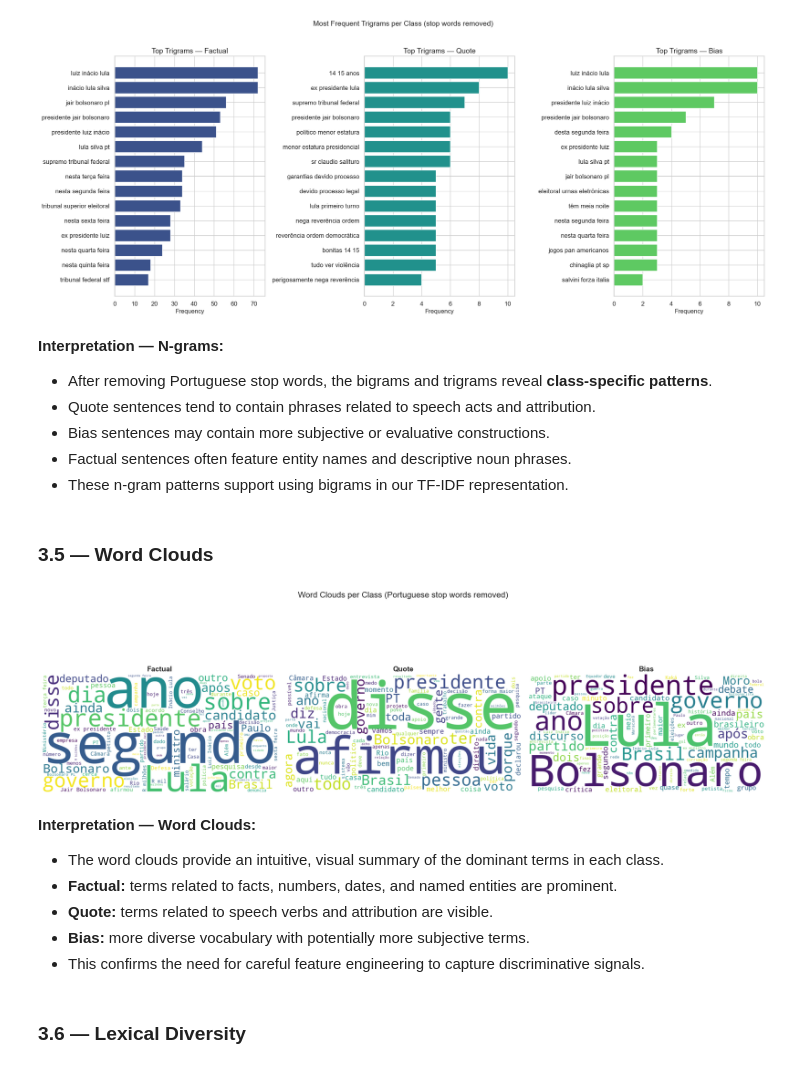
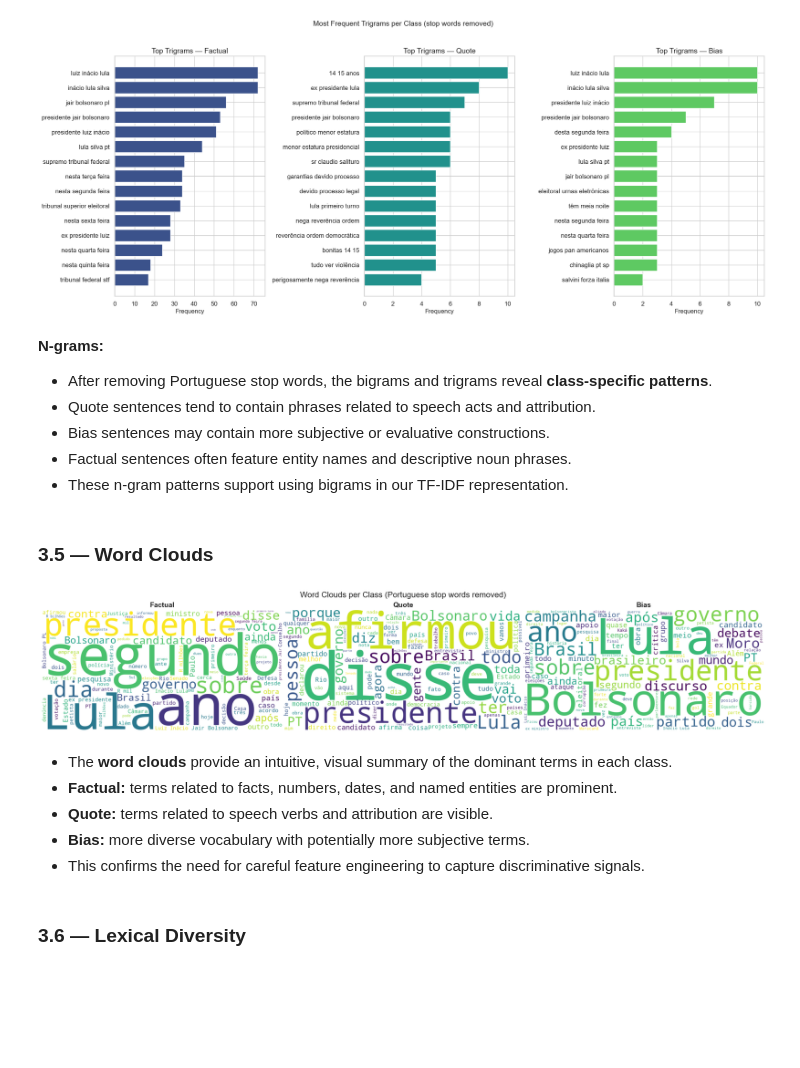
Before and after one commit to Gonto03/NLP-FactNews-Classification, a Jupyter notebook: Data_analysis.ipynb, the cells around one changed output. Saved outputs shown, nothing was run; the diff lists cells and outputs as text; code cells hidden in the pictures; blank space fills up the shorter version.

```diff
--- a/Data_analysis.ipynb
+++ b/Data_analysis.ipynb
@@ -380,7 +370,7 @@ plt.show()
 # %% [output]
 [figure]
 # %% [markdown]
-**Interpretation — N-grams:**
+**N-grams:**
 - After removing Portuguese stop words, the bigrams and trigrams reveal **class-specific patterns**.
 - Quote sentences tend to contain phrases related to speech acts and attribution.
 - Bias sentences may contain more subjective or evaluative constructions.
@@ -389,28 +379,27 @@ plt.show()
 # %% [markdown]
 ### 3.5 — Word Clouds
 # %%
-# ── Word clouds per class ─────────────────────────────────────
+#Word clouds per class
 pt_stopwords = set(stopwords.words('portuguese'))
 
-fig, axes = plt.subplots(1, 3, figsize=(20, 7))
+fig, axes = plt.subplots(1, 3, figsize=(20, 4))
 
 for i, label in enumerate(order):
     text = ' '.join(df[df['label'] == label]['sentences'])
     wc = WordCloud(width=800, height=400, background_color='white',
                    stopwords=pt_stopwords, max_words=100,
                    colormap='viridis').generate(text)
     axes[i].imshow(wc, interpolation='bilinear')
     axes[i].axis('off')
     axes[i].set_title(f'{label}', fontsize=14, fontweight='bold')
 
 plt.suptitle('Word Clouds per Class (Portuguese stop words removed)', fontsize=16, y=1.02)
-plt.tight_layout()
+plt.tight_layout(pad = 0)
 plt.show()
 # %% [output]
-[figure, old version]
+[figure, new version]
 # %% [markdown]
-**Interpretation — Word Clouds:**
-- The word clouds provide an intuitive, visual summary of the dominant terms in each class.
+- The **word clouds** provide an intuitive, visual summary of the dominant terms in each class.
 - **Factual:** terms related to facts, numbers, dates, and named entities are prominent.
 - **Quote:** terms related to speech verbs and attribution are visible.
 - **Bias:** more diverse vocabulary with potentially more subjective terms.
```
Also changed, not shown: parts of 25 cells of this notebook, 2 other files.
